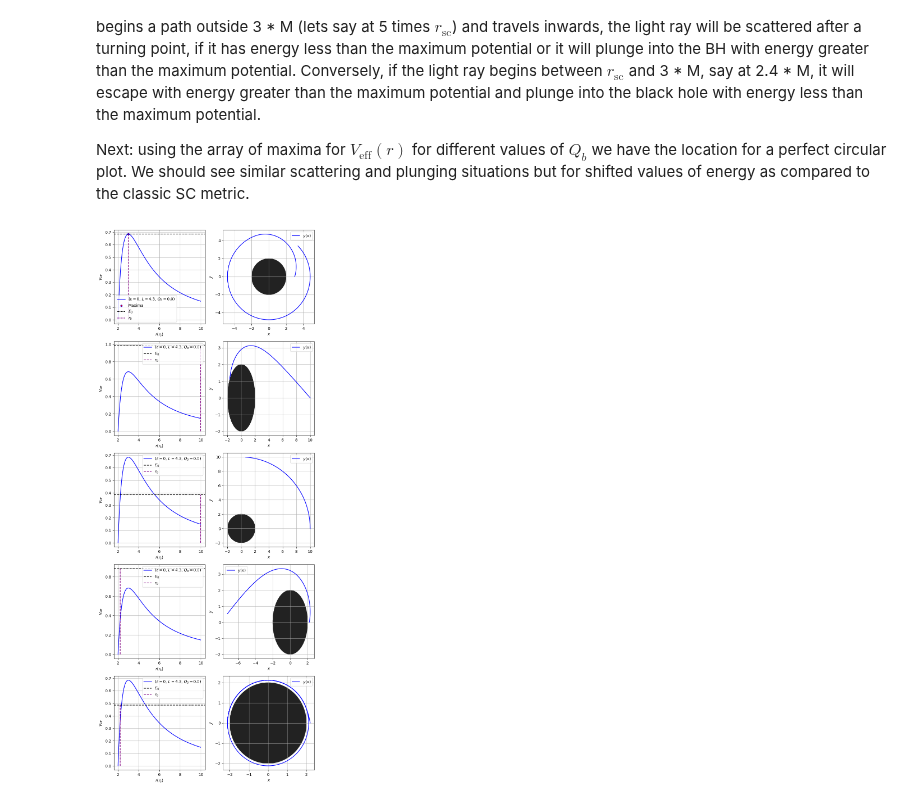
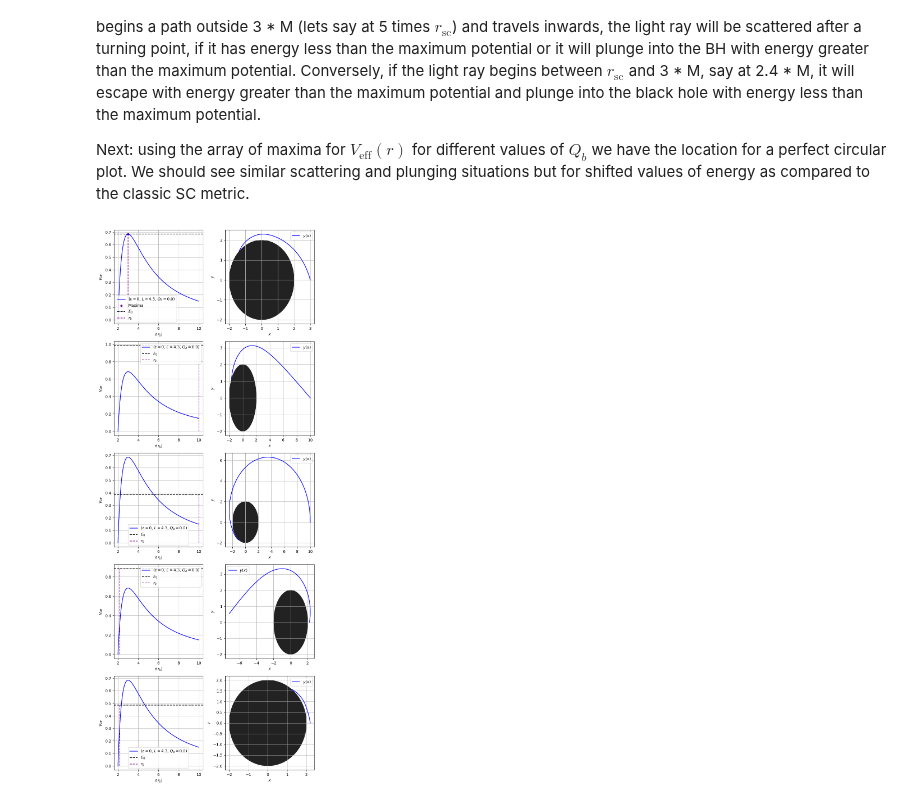
Before and after one commit to AdamSmithOrlik/quantum-black-holes, a Jupyter notebook: sue/research-3.ipynb, the cells around one changed output. Saved outputs shown, nothing was run; the diff lists cells and outputs as text; code cells hidden in the pictures.

```diff
--- a/sue/research-3.ipynb
+++ b/sue/research-3.ipynb
@@ -290,7 +281,6 @@ Next: using the array of maxima for $V_{\text{eff}}(r)$ for different values of
 # %%
 # block 6 - plot geodesics
 # same for all light particles around a SC black hole
-Qb0 = extrema_array[0, 2]
 Qc0 = 0.0
 phi0 = 0
 t0 = 0
@@ -299,15 +289,16 @@ lam_range_2 = [0, 35]
 lam_range_3 = [0, 60]
 r0 = 5 * rs1 # far out starting point
 r_in1 = 2.2 * M1 # inside v_max starting point
-r_circ1 = extrema_array[0, 0]
-E0_1 = extrema_array[0, 1] #v_eff at max (= E)
+Qb0 = float(extrema_array[0, 2])
+r_circ1 = float(extrema_array[0, 0])
+E0_1 = float(extrema_array[0, 1]) #v_eff at max (= E)
 #----------- circular orbit
 params1 = (E0_1, L1, M1, Qb0, Qc0)
 
 r_vals1 = np.linspace(rs1, 5*rs1, 1000)
 v_eff1 = np.array([v_eff(i, M1, L1, Qb0, Qc0, epsilon=0) for i in r_vals1])
 
-sol_1 = solve_geodesic(r_circ1, phi0, t0, lam_range_2, params1, inward=False)
+sol_1 = solve_geodesic(r_circ1, phi0, t0, lam_range_3, params1, epsilon=0, inward=True)
 
 t_vals_1 = sol_1.y[0]
 r_vals_1 = sol_1.y[1]
@@ -321,7 +312,7 @@ y_vals_1 = r_vals_1 * np.sin(phi_vals_1)
 E0_2 = E0_1 + 0.30
 params2 = (E0_2, L1, M1, Qb0, Qc0)
 
-sol_2 = solve_geodesic(r0, phi0, t0, lam_range_3, params2, inward=True)
+sol_2 = solve_geodesic(r0, phi0, t0, lam_range_3, params2, epsilon=0, inward=True)
 
 t_vals_2 = sol_2.y[0]
 r_vals_2 = sol_2.y[1]
@@ -335,7 +326,7 @@ y_vals_2 = r_vals_2 * np.sin(phi_vals_2)
 E0_3 = E0_1 - 0.30
 params3 = (E0_3, L1, M1, Qb0, Qc0)
 
-sol_3 = solve_geodesic(r0, phi0, t0, lam_range_2, params3, inward=True)
+sol_3 = solve_geodesic(r0, phi0, t0, lam_range_2, params3, epsilon=0, inward=True)
 
 t_vals_3 = sol_3.y[0]
 r_vals_3 = sol_3.y[1]
@@ -349,7 +340,7 @@ y_vals_3 = r_vals_3 * np.sin(phi_vals_3)
 E0_4 = E0_1 + 0.20
 params4 = (E0_4, L1, M1, Qb0, Qc0)
 
-sol_4 = solve_geodesic(r_in1, phi0, t0, lam_range_1, params4, inward=False)
+sol_4 = solve_geodesic(r_in1, phi0, t0, lam_range_1, params4, epsilon=0, inward=False)
 
 t_vals_4 = sol_4.y[0]
 r_vals_4 = sol_4.y[1]
@@ -363,7 +354,7 @@ y_vals_4 = r_vals_4 * np.sin(phi_vals_4)
 E0_5 = E0_1 - 0.20
 params5 = (E0_5, L1, M1, Qb0, Qc0)
 
-sol_5 = solve_geodesic(r_in1, phi0, t0, lam_range_1, params5, inward=True)
+sol_5 = solve_geodesic(r_in1, phi0, t0, lam_range_1, params5, epsilon=0, inward=True)
 
 t_vals_5 = sol_5.y[0]
 r_vals_5 = sol_5.y[1]
@@ -444,34 +435,34 @@ axes[3, 0].grid()
 axes[3, 1].plot(x_vals_4, y_vals_4, label=r'$y(x)$', color='blue')
 circle_4 = patches.Circle((0, 0), 2*M1, color='#222222', alpha=1.0)
 axes[3, 1].add_patch(circle_4)
 axes[3, 1].set_xlabel(r'$x$')
 axes[3, 1].set_ylabel(r'$y$')
 axes[3, 1].legend()
 axes[3, 1].grid()
 
 # 9th plot
 axes[4, 0].plot(r_vals1, v_eff1, label=rf"($\varepsilon={eps}$, $L={L1}$, $Q_b={Qb0}$)", color='b')
 axes[4, 0].axhline(y=E0_5, color='black', linestyle='--', label=r'$E_0$')
 axes[4, 0].vlines(x=r_in1, ymin=min(v_eff1), ymax=E0_5, color='purple', linestyle='--', label=r'$r_0$')
 axes[4, 0].set_xlabel(r'$r(r_{\mathrm{s}})$')
 axes[4, 0].set_ylabel(r'$V_{\mathrm{eff}}$')
 axes[4, 0].legend()
 axes[4, 0].grid()
 
 # 10th plot
 axes[4, 1].plot(x_vals_5, y_vals_5, label=r'$y(x)$', color='blue')
 circle_5 = patches.Circle((0, 0), 2*M1, color='#222222', alpha=1.0)
 axes[4, 1].add_patch(circle_5)
 axes[4, 1].set_xlabel(r'$x$')
 axes[4, 1].set_ylabel(r'$y$')
 axes[4, 1].legend()
 axes[4, 1].grid()
 
 plt.tight_layout()
 plt.show()
 #---------------------------
 # %% [output]
-[figure, old version]
+[figure, new version]
 # %%
 # block 7 - plot geodesics
 # same for all light particles around a SC black hole with Qb = 0.5
```
Also changed, not shown: parts of 4 cells of this notebook, 1 other file.
